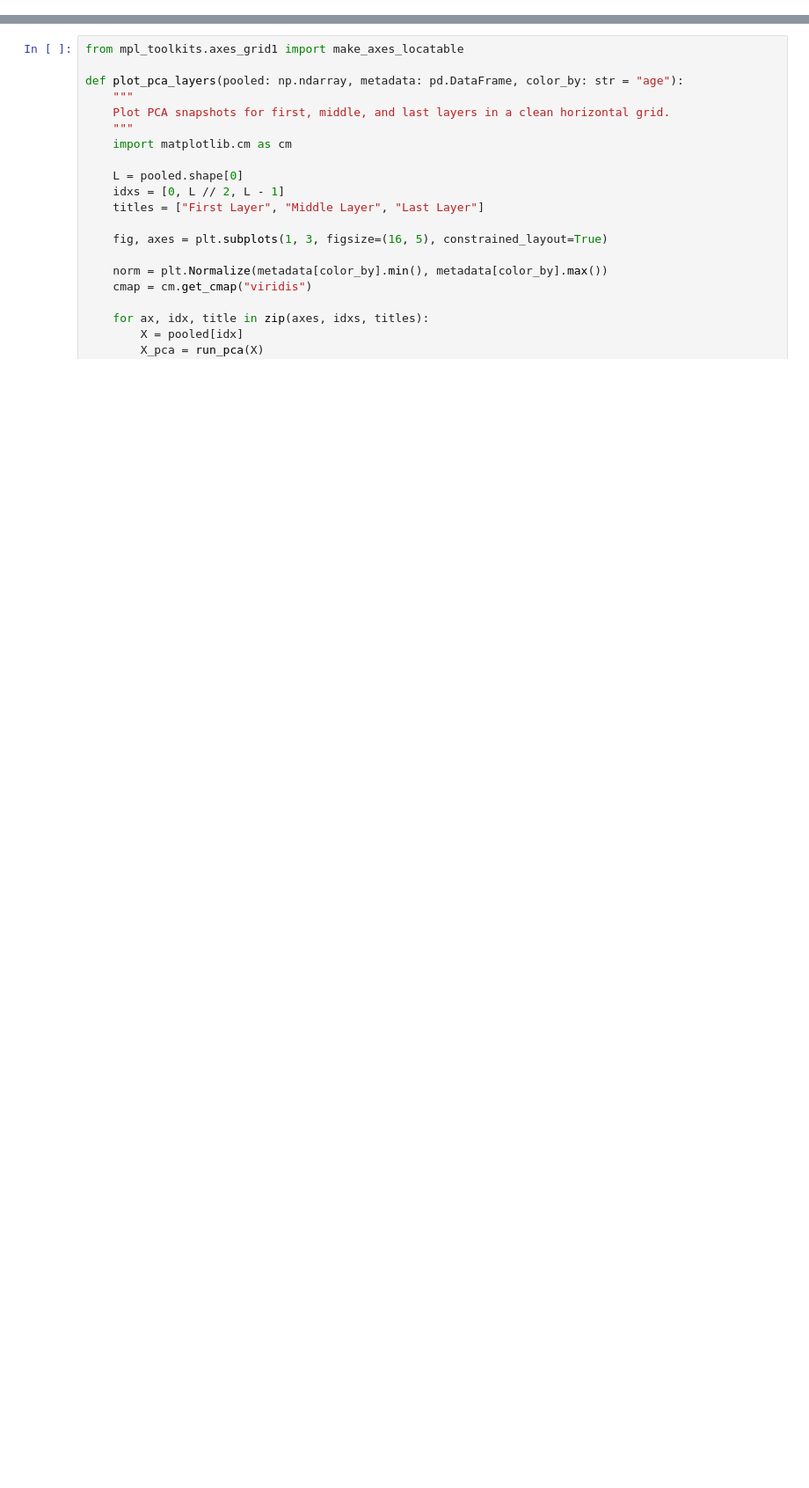
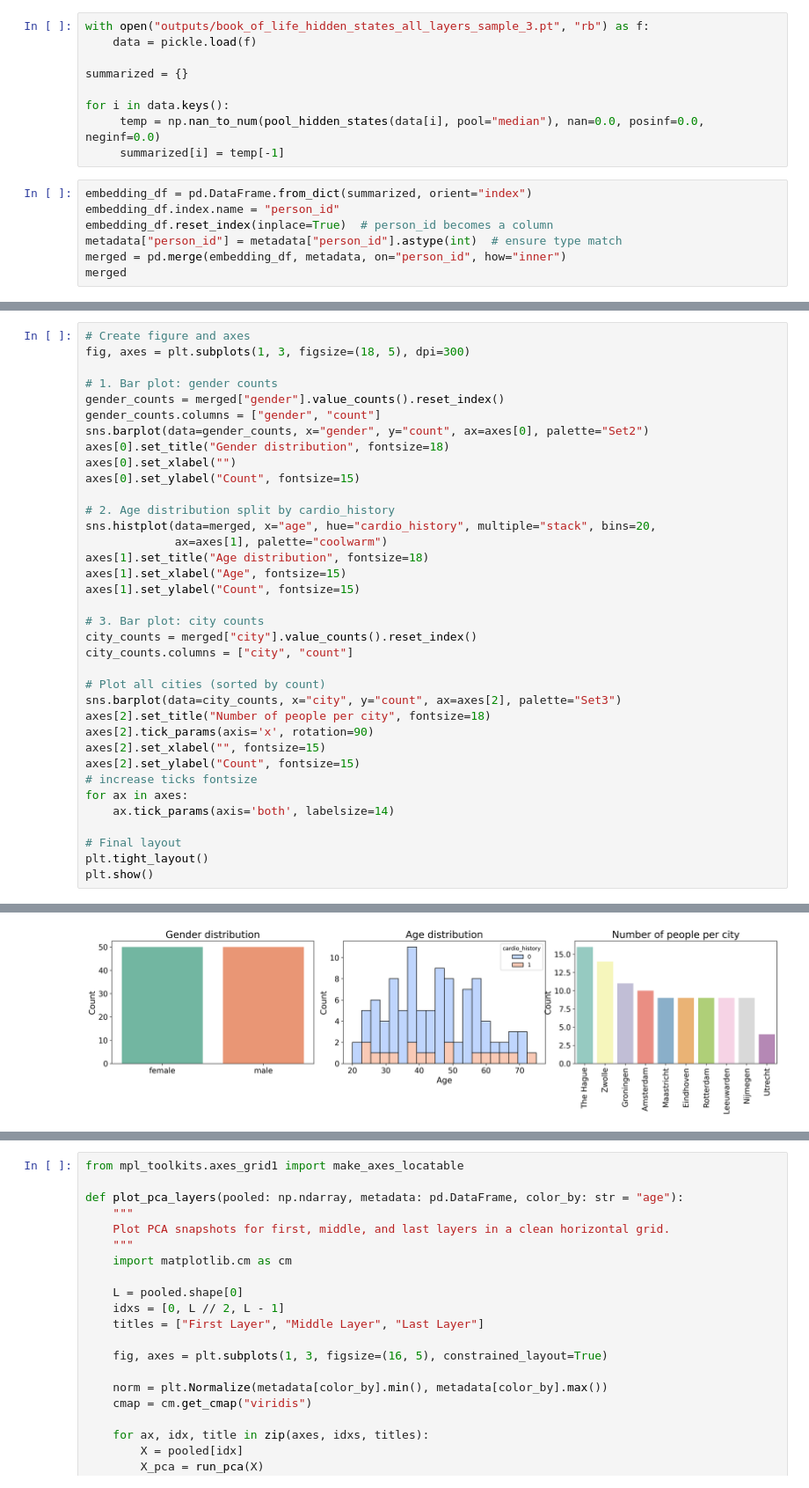
Before and after one commit to niznik-dev/predicting-zygosity, a Jupyter notebook: embeddings/explore_results.ipynb, the cells around one changed output, grey strips where cells are left out. Shown: that part at 88% size. Cells and saved outputs as stored; diff of their text form; blank space fills up the shorter version.

Commit message:
More generative processed, change to saving hidden states, analysis of the embeddings

```diff
--- a/embeddings/explore_results.ipynb
+++ b/embeddings/explore_results.ipynb
@@ -57,0 +43,16 @@ def run_pca(X: np.ndarray, n_components: int = 2) -> np.ndarray:
+# %%
+with open("outputs/book_of_life_hidden_states_all_layers_sample_3.pt", "rb") as f:
+    data = pickle.load(f)
+
+summarized = {}
+
+for i in data.keys():
+     temp = np.nan_to_num(pool_hidden_states(data[i], pool="median"), nan=0.0, posinf=0.0, neginf=0.0)
+     summarized[i] = temp[-1]
+# %%
+embedding_df = pd.DataFrame.from_dict(summarized, orient="index")
+embedding_df.index.name = "person_id"
+embedding_df.reset_index(inplace=True)  # person_id becomes a column
+metadata["person_id"] = metadata["person_id"].astype(int)  # ensure type match
+merged = pd.merge(embedding_df, metadata, on="person_id", how="inner")
+merged
@@ -57,0 +73,37 @@ def run_pca(X: np.ndarray, n_components: int = 2) -> np.ndarray:
+# %%
+# Create figure and axes
+fig, axes = plt.subplots(1, 3, figsize=(18, 5), dpi=300)
+
+# 1. Bar plot: gender counts
+gender_counts = merged["gender"].value_counts().reset_index()
+gender_counts.columns = ["gender", "count"]
+sns.barplot(data=gender_counts, x="gender", y="count", ax=axes[0], palette="Set2")
+axes[0].set_title("Gender distribution", fontsize=18)
+axes[0].set_xlabel("")
+axes[0].set_ylabel("Count", fontsize=15)
+
+# 2. Age distribution split by cardio_history
+sns.histplot(data=merged, x="age", hue="cardio_history", multiple="stack", bins=20,
+             ax=axes[1], palette="coolwarm")
+axes[1].set_title("Age distribution", fontsize=18)
+axes[1].set_xlabel("Age", fontsize=15)
+axes[1].set_ylabel("Count", fontsize=15)
+
+# 3. Bar plot: city counts
+city_counts = merged["city"].value_counts().reset_index()
+city_counts.columns = ["city", "count"]
+
+# Plot all cities (sorted by count)
+sns.barplot(data=city_counts, x="city", y="count", ax=axes[2], palette="Set3")
+axes[2].set_title("Number of people per city", fontsize=18)
+axes[2].tick_params(axis='x', rotation=90)
+axes[2].set_xlabel("", fontsize=15)
+axes[2].set_ylabel("Count", fontsize=15)
+# increase ticks fontsize
+for ax in axes:
+    ax.tick_params(axis='both', labelsize=14)
+
+# Final layout
+plt.tight_layout()
+plt.show()
+# %% [output]
@@ -57,0 +117 @@ def run_pca(X: np.ndarray, n_components: int = 2) -> np.ndarray:
+[figure, added]
```
Also changed, not shown: parts of 10 cells of this notebook, 5 other files.
